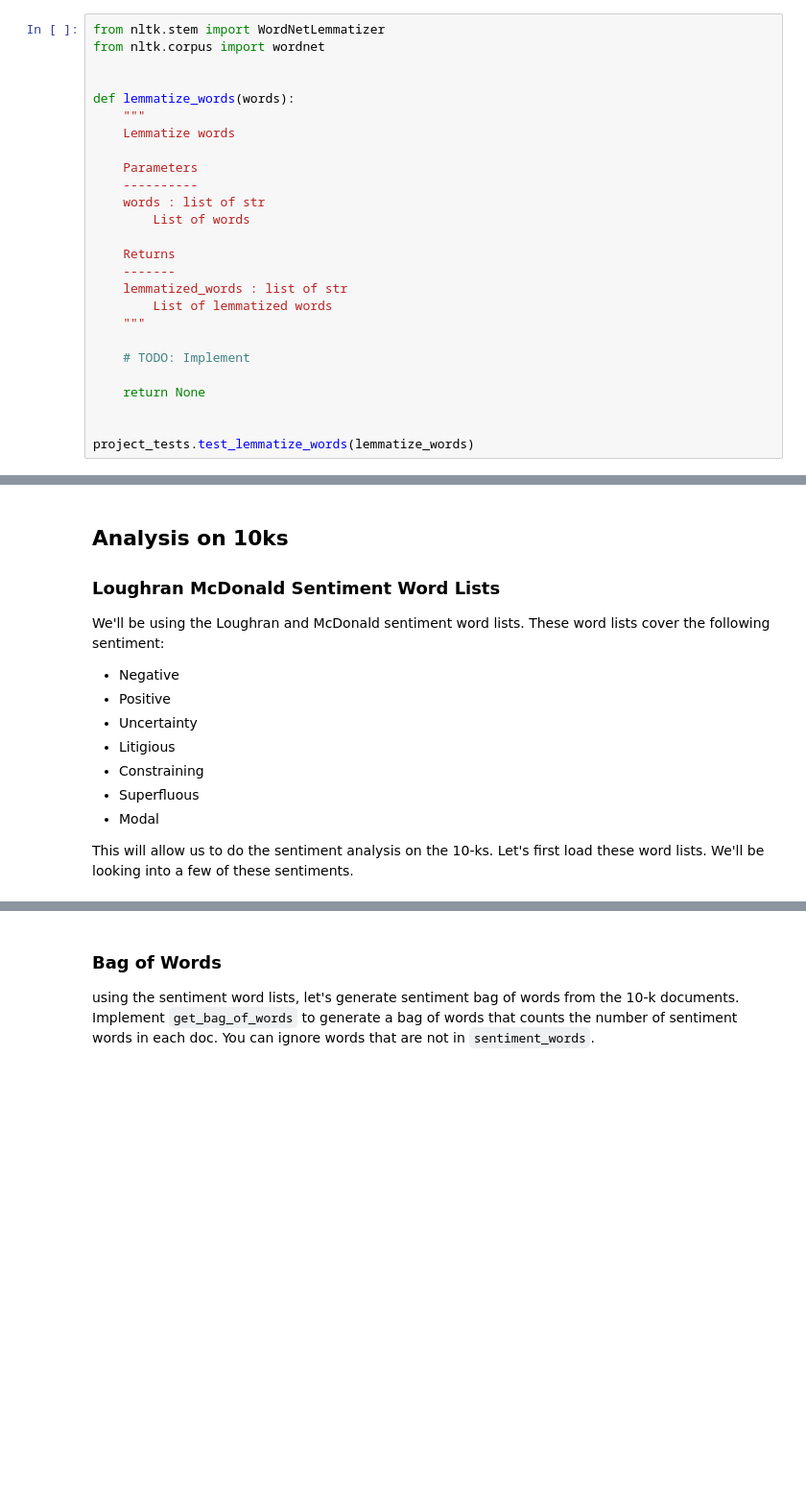
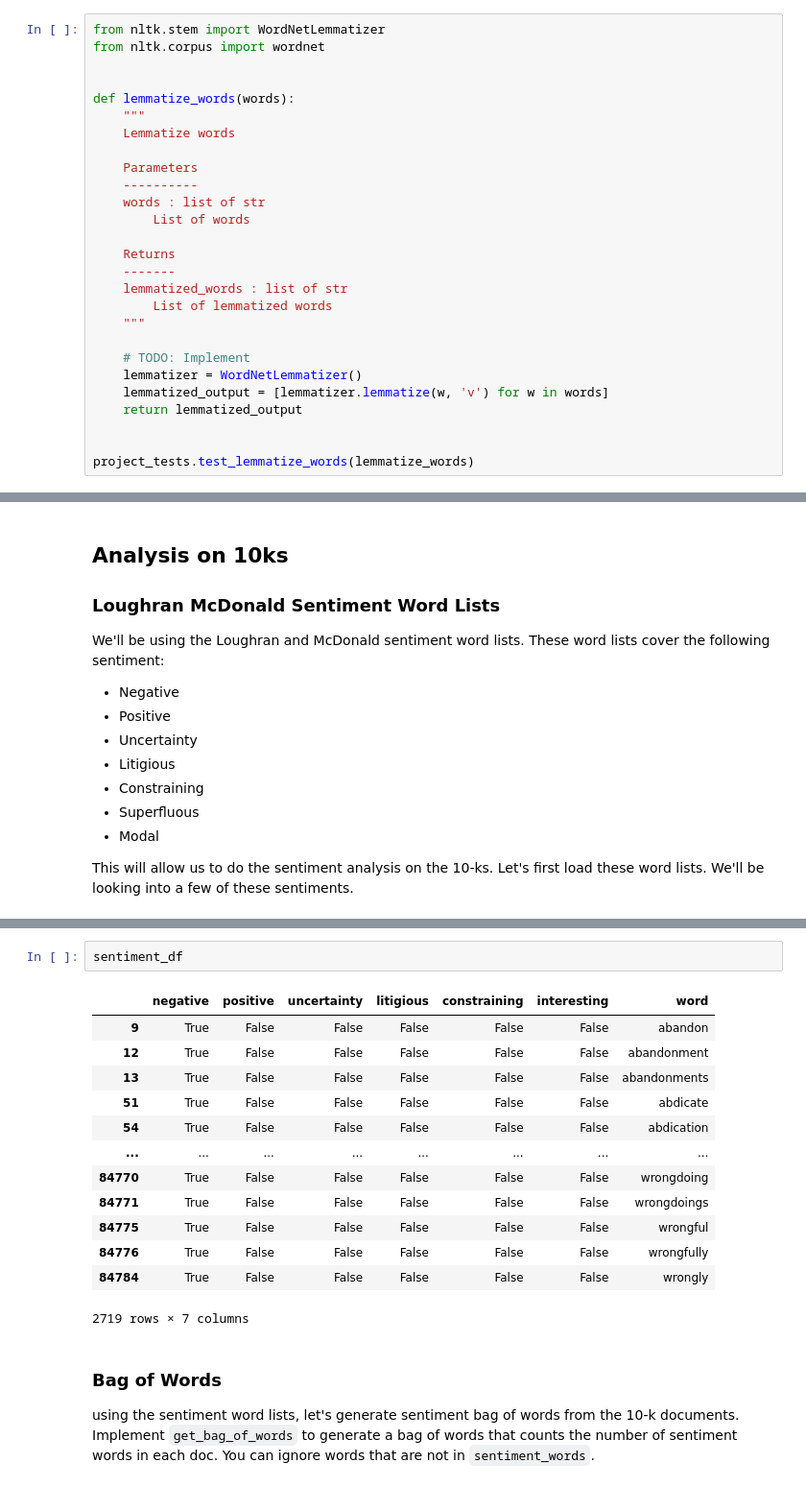
Before and after one commit to nibraaska/artificial-intelligence-for-trading, a Jupyter notebook: project/project_5/project_5_starter.ipynb, the cells around one changed output, grey strips where cells are left out. Shown: that part at 96% size. Cells and saved outputs as stored; diff of their text form; blank space fills up the shorter version.

```diff
--- a/project/project_5/project_5_starter.ipynb
+++ b/project/project_5/project_5_starter.ipynb
@@ -265,8 +372,9 @@ def lemmatize_words(words):
     """
 
     # TODO: Implement
-
-    return None
+    lemmatizer = WordNetLemmatizer()
+    lemmatized_output = [lemmatizer.lemmatize(w, 'v') for w in words]
+    return lemmatized_output
 
 
 project_tests.test_lemmatize_words(lemmatize_words)
@@ -331,3 +453,19 @@ sentiment_df.head()
+# %%
+sentiment_df
+# %% [output]
+|  | negative | positive | uncertainty | litigious | constraining | interesting | word |
+| 9 | True | False | False | False | False | False | abandon |
+| 12 | True | False | False | False | False | False | abandonment |
+| 13 | True | False | False | False | False | False | abandonments |
+| 51 | True | False | False | False | False | False | abdicate |
+| 54 | True | False | False | False | False | False | abdication |
+| ... | ... | ... | ... | ... | ... | ... | ... |
+| 84770 | True | False | False | False | False | False | wrongdoing |
+| 84771 | True | False | False | False | False | False | wrongdoings |
+| 84775 | True | False | False | False | False | False | wrongful |
+| 84776 | True | False | False | False | False | False | wrongfully |
+| 84784 | True | False | False | False | False | False | wrongly |
+2719 rows × 7 columns
 # %% [markdown]
 ### Bag of Words
 using the sentiment word lists, let's generate sentiment bag of words from the 10-k documents. Implement `get_bag_of_words` to generate a bag of words that counts the number of sentiment words in each doc. You can ignore words that are not in `sentiment_words`.
```
Also changed, not shown: parts of 29 cells of this notebook, 4 other files.
